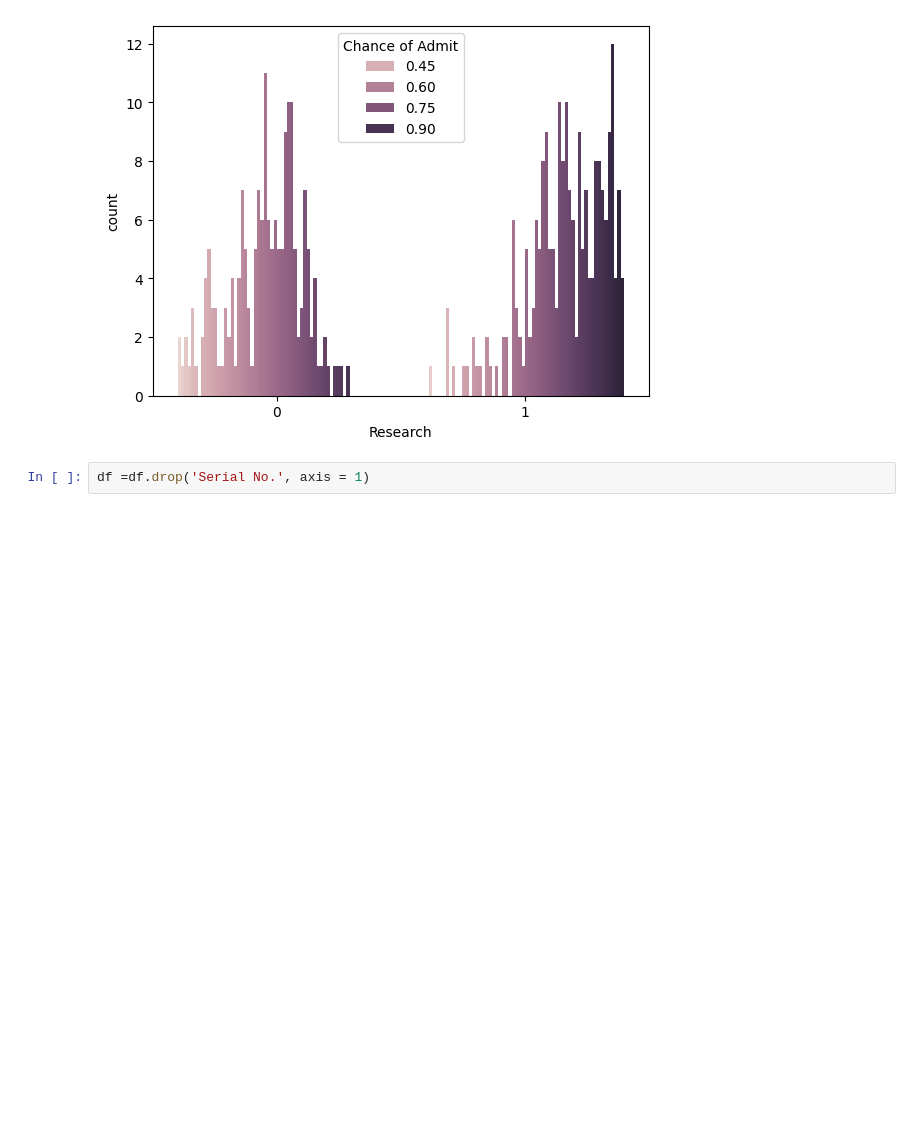
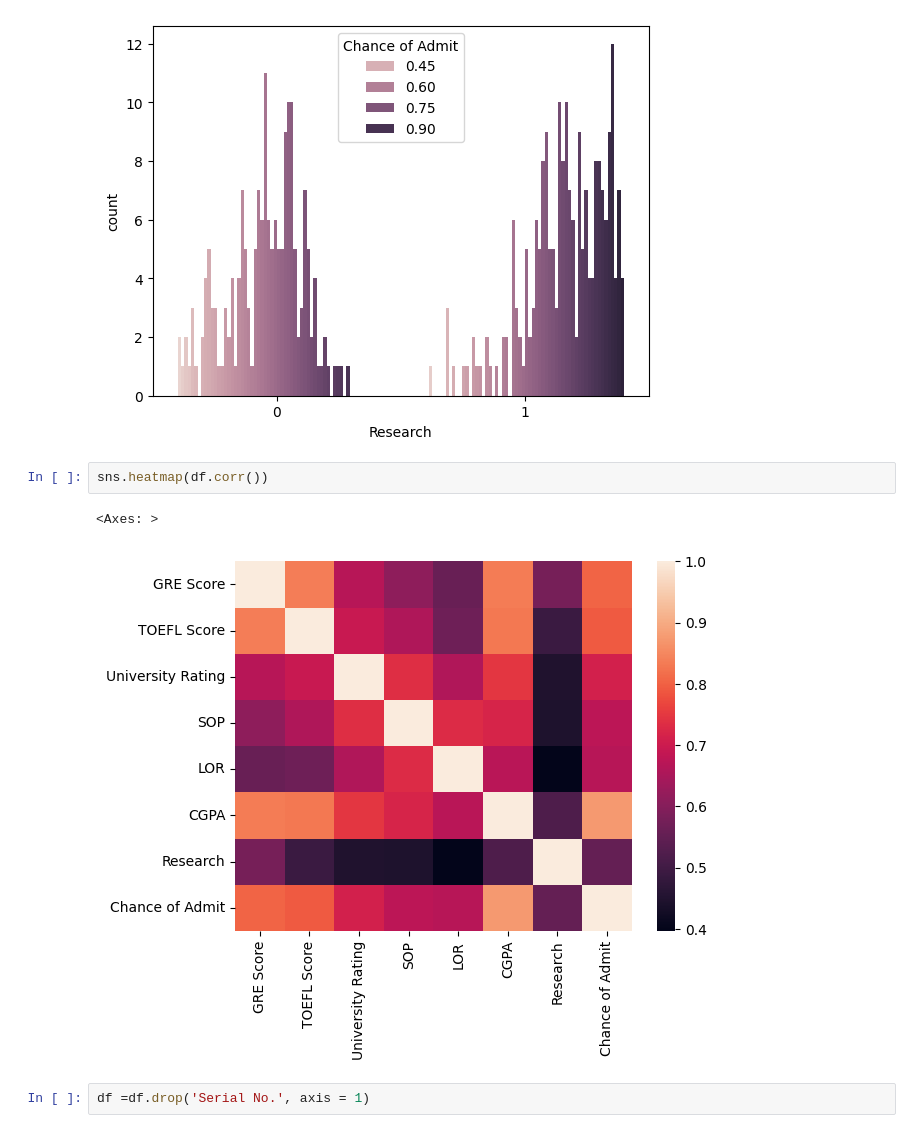
Before and after one commit to AdityaGupta-debug/MiniProject-Graduate-Admission-Prediction-with-Artificial-Neural-Network, a Jupyter notebook: project.ipynb, the cells around one changed output. Drawn from its saved outputs; the diff is of its cells as text; blank space fills up the shorter version.

Commit message:
heatmap added

```diff
--- a/project.ipynb
+++ b/project.ipynb
@@ -80,6 +80,11 @@ sns.countplot(x = df['Research'], hue = df['Chance of Admit'] )
 # %% [output]
 <Axes: xlabel='Research', ylabel='count'>
 [figure]
+# %%
+sns.heatmap(df.corr())
+# %% [output]
+<Axes: >
+[figure, added]
 # %%
 df =df.drop('Serial No.', axis = 1)
 # %%
```
